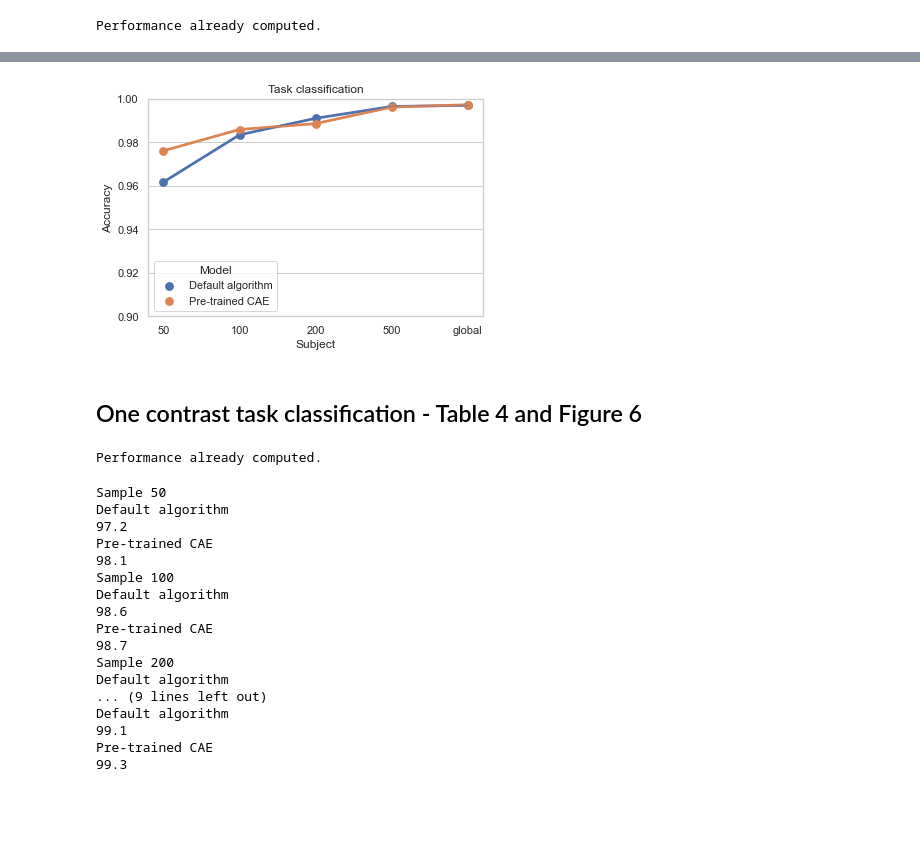
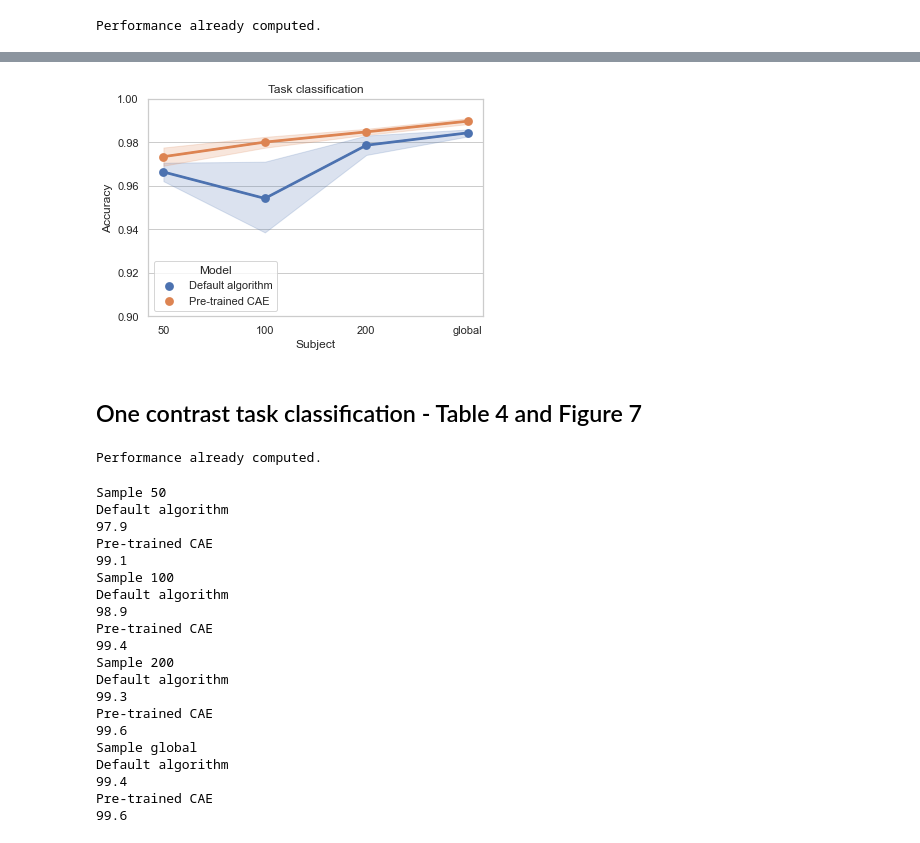
Before and after one commit to elodiegermani/self_taught_decoding, a Jupyter notebook: results/hcp_dataset_notebook.ipynb, the cells around one changed output, grey strips where cells are left out. Cells and saved outputs as stored; diff of their text form; code cells hidden in the pictures; blank space fills up the shorter version.

Commit message:
New version for dataset selection with CV, new figures and new result analysis

```diff
--- a/results/hcp_dataset_notebook.ipynb
+++ b/results/hcp_dataset_notebook.ipynb
@@ -389,21 +584,21 @@ Pre-trained CAE
 # %%
 # Plot figure
 sns.set_theme(style="whitegrid")
 
 ax = sns.pointplot(x="Subject", y="Accuracy", hue="Model",
                  data=df, ci=None)
 
 ax = sns.lineplot(x="Subject", y="Accuracy", hue="Model",
-                 data=df, ci='sd', legend=False)
+                 data=df, ci=68, legend=False)
 
 ax.set_title("Task classification")
 ax.set_ylim(0.90, 1)
 
-ax.figure.savefig('../figures/fig5.png')
+ax.figure.savefig('../figures/fig6.png')
 # %% [output]
-[figure, old version]
+[figure, new version]
 # %% [markdown]
-## One contrast task classification - Table 4 and Figure 6
+## One contrast task classification - Table 4 and Figure 7
 # %%
 if not os.path.exists('../figures/test_hcp_one_contrast_task_sample_size.csv'):
     print('Calculating performance...')
@@ -488,8 +685,8 @@ Performance already computed.
 # %%
 df = pd.read_csv('../figures/test_hcp_one_contrast_task_sample_size.csv')
 # %%
-# Mean values and standard errors
-for sub in ['50', '100', '200', '500', 'global']:
+# Mean values
+for sub in ['50', '100', '200', 'global']:
     print('Sample', sub)
     print('Default algorithm')
     print(str(round(np.mean(df['Accuracy'][df['Model']=='Default algorithm'][df['Subject']==sub]) * 100, 1)))
@@ -499,18 +696,21 @@ for sub in ['50', '100', '200', '500', 'global']:
 # %% [output]
 Sample 50
 Default algorithm
-97.2
+97.9
 Pre-trained CAE
-98.1
+99.1
 Sample 100
 Default algorithm
-98.6
+98.9
 Pre-trained CAE
-98.7
+99.4
 Sample 200
 Default algorithm
-... (9 lines left out)
+99.3
+Pre-trained CAE
+99.6
+Sample global
 Default algorithm
-99.1
+99.4
 Pre-trained CAE
-99.3
+99.6
```
Also changed, not shown: parts of 29 cells of this notebook, 30 other files.
